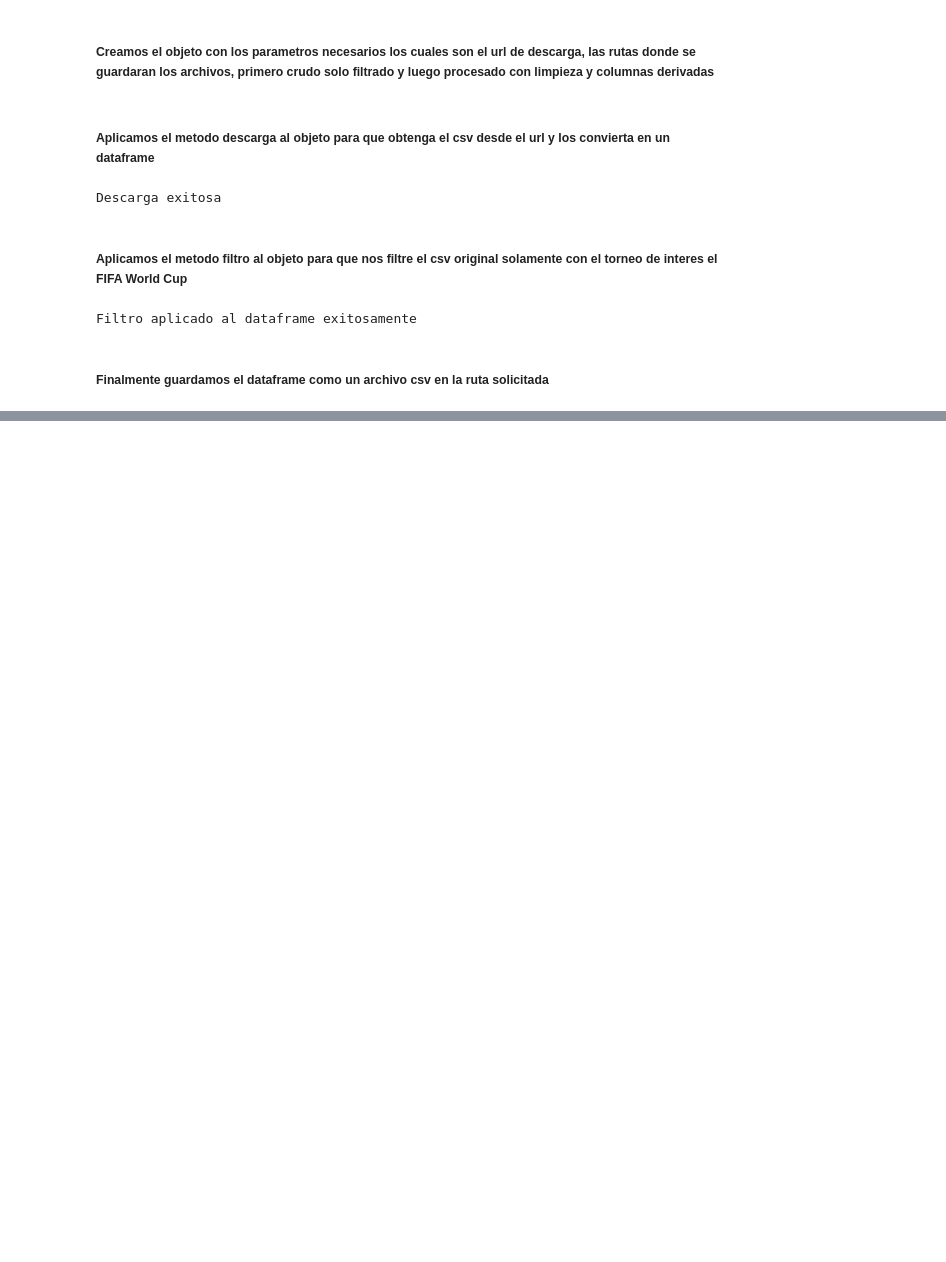
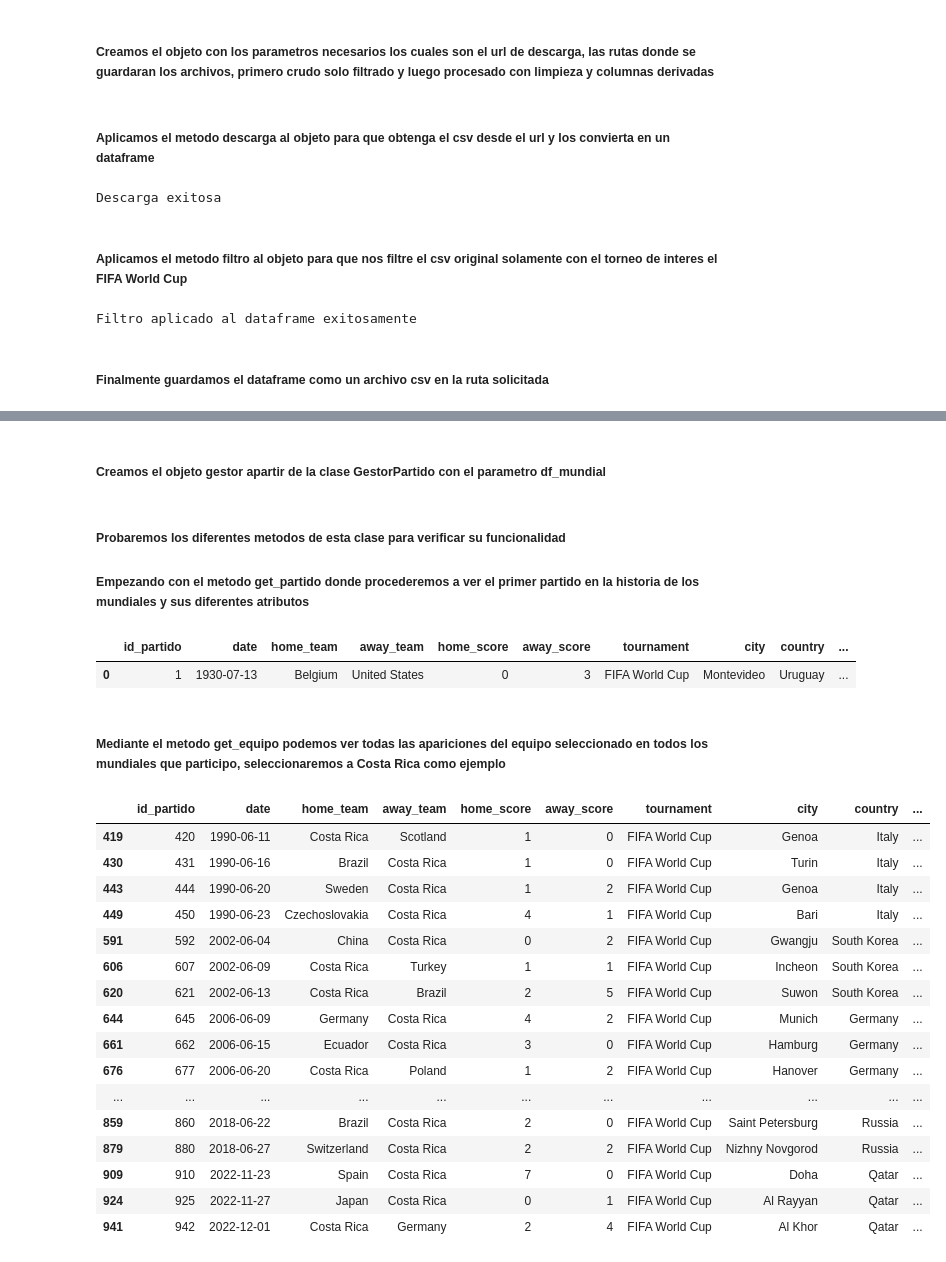
Before and after one commit to robegonza13-pixel/world_cup_insights, a Jupyter notebook: notebooks/Notebook 01_EDA.ipynb, the cells around one changed output, grey strips where cells are left out. Saved outputs shown, nothing was run; the diff lists cells and outputs as text; code cells hidden in the pictures; blank space fills up the shorter version.

```diff
--- a/notebooks/Notebook 01_EDA.ipynb
+++ b/notebooks/Notebook 01_EDA.ipynb
@@ -49,0 +56,34 @@ NameError: name 'os' is not defined
+# %% [markdown]
+##### Creamos el objeto gestor apartir de la clase GestorPartido con el parametro df_mundial
+# %%
+gestor = GestorPartidos(df_mundial)
+# %% [markdown]
+##### Probaremos los diferentes metodos de esta clase para verificar su funcionalidad
+##### Empezando con el metodo get_partido donde procederemos a ver el primer partido en la historia de los mundiales y sus diferentes atributos
+# %%
+gestor.get_partido(1)
+# %% [output]
+|  | id_partido | date | home_team | away_team | home_score | away_score | tournament | city | country | ... |
+| 0 | 1 | 1930-07-13 | Belgium | United States | 0 | 3 | FIFA World Cup | Montevideo | Uruguay | ... |
+# %% [markdown]
+##### Mediante el metodo get_equipo podemos ver todas las apariciones del equipo seleccionado en todos los mundiales que participo, seleccionaremos a Costa Rica como ejemplo
+# %%
+gestor.get_por_equipo('Costa Rica')
+# %% [output]
+|  | id_partido | date | home_team | away_team | home_score | away_score | tournament | city | country | ... |
+| 419 | 420 | 1990-06-11 | Costa Rica | Scotland | 1 | 0 | FIFA World Cup | Genoa | Italy | ... |
+| 430 | 431 | 1990-06-16 | Brazil | Costa Rica | 1 | 0 | FIFA World Cup | Turin | Italy | ... |
+| 443 | 444 | 1990-06-20 | Sweden | Costa Rica | 1 | 2 | FIFA World Cup | Genoa | Italy | ... |
+| 449 | 450 | 1990-06-23 | Czechoslovakia | Costa Rica | 4 | 1 | FIFA World Cup | Bari | Italy | ... |
+| 591 | 592 | 2002-06-04 | China | Costa Rica | 0 | 2 | FIFA World Cup | Gwangju | South Korea | ... |
+| 606 | 607 | 2002-06-09 | Costa Rica | Turkey | 1 | 1 | FIFA World Cup | Incheon | South Korea | ... |
+| 620 | 621 | 2002-06-13 | Costa Rica | Brazil | 2 | 5 | FIFA World Cup | Suwon | South Korea | ... |
+| 644 | 645 | 2006-06-09 | Germany | Costa Rica | 4 | 2 | FIFA World Cup | Munich | Germany | ... |
+| 661 | 662 | 2006-06-15 | Ecuador | Costa Rica | 3 | 0 | FIFA World Cup | Hamburg | Germany | ... |
+| 676 | 677 | 2006-06-20 | Costa Rica | Poland | 1 | 2 | FIFA World Cup | Hanover | Germany | ... |
+| ... | ... | ... | ... | ... | ... | ... | ... | ... | ... | ... |
+| 859 | 860 | 2018-06-22 | Brazil | Costa Rica | 2 | 0 | FIFA World Cup | Saint Petersburg | Russia | ... |
+| 879 | 880 | 2018-06-27 | Switzerland | Costa Rica | 2 | 2 | FIFA World Cup | Nizhny Novgorod | Russia | ... |
+| 909 | 910 | 2022-11-23 | Spain | Costa Rica | 7 | 0 | FIFA World Cup | Doha | Qatar | ... |
+| 924 | 925 | 2022-11-27 | Japan | Costa Rica | 0 | 1 | FIFA World Cup | Al Rayyan | Qatar | ... |
+| 941 | 942 | 2022-12-01 | Costa Rica | Germany | 2 | 4 | FIFA World Cup | Al Khor | Qatar | ... |
```
Also changed, not shown: parts of 34 cells of this notebook.
